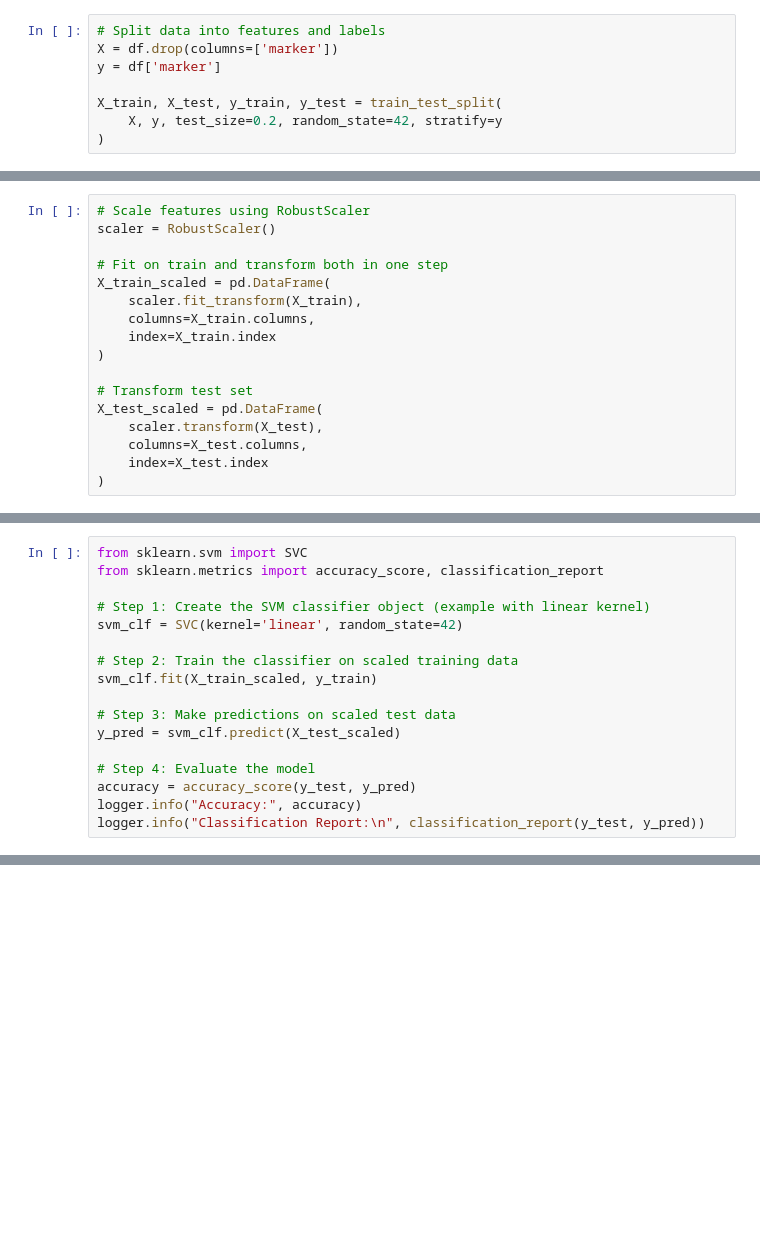
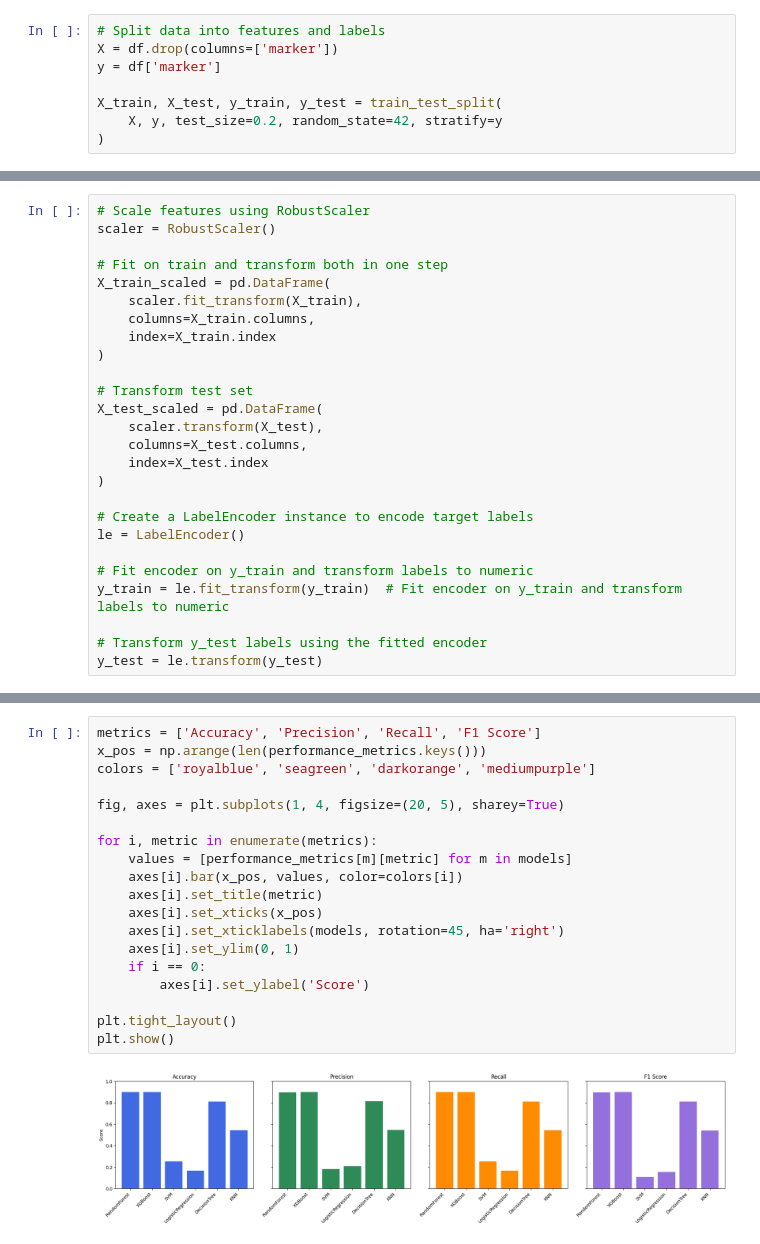
Before and after one commit to maedeh-mhm/GRID-IDS, a Jupyter notebook: notebooks/00-eda.ipynb, the cells around one changed output, grey strips where cells are left out. Drawn from its saved outputs; the diff is of its cells as text; blank space fills up the shorter version.

```diff
--- a/notebooks/00-eda.ipynb
+++ b/notebooks/00-eda.ipynb
@@ -169,3 +107,12 @@ X_test_scaled = pd.DataFrame(
     columns=X_test.columns,
     index=X_test.index
 )
+
+# Create a LabelEncoder instance to encode target labels
+le = LabelEncoder()
+
+# Fit encoder on y_train and transform labels to numeric
+y_train = le.fit_transform(y_train)  # Fit encoder on y_train and transform labels to numeric
+
+# Transform y_test labels using the fitted encoder
+y_test = le.transform(y_test)
@@ -339,17 +163,0 @@ plt.show()
-# %%
-from sklearn.svm import SVC
-from sklearn.metrics import accuracy_score, classification_report
-
-# Step 1: Create the SVM classifier object (example with linear kernel)
-svm_clf = SVC(kernel='linear', random_state=42)
-
-# Step 2: Train the classifier on scaled training data
-svm_clf.fit(X_train_scaled, y_train)
-
-# Step 3: Make predictions on scaled test data
-y_pred = svm_clf.predict(X_test_scaled)
-
-# Step 4: Evaluate the model
-accuracy = accuracy_score(y_test, y_pred)
-logger.info("Accuracy:", accuracy)
-logger.info("Classification Report:\n", classification_report(y_test, y_pred))
@@ -355,0 +217,21 @@ logger.info("Classification Report:\n", classification_report(y_test, y_pred))
+# %%
+metrics = ['Accuracy', 'Precision', 'Recall', 'F1 Score']
+x_pos = np.arange(len(performance_metrics.keys()))
+colors = ['royalblue', 'seagreen', 'darkorange', 'mediumpurple']
+
+fig, axes = plt.subplots(1, 4, figsize=(20, 5), sharey=True)
+
+for i, metric in enumerate(metrics):
+    values = [performance_metrics[m][metric] for m in models]
+    axes[i].bar(x_pos, values, color=colors[i])
+    axes[i].set_title(metric)
+    axes[i].set_xticks(x_pos)
+    axes[i].set_xticklabels(models, rotation=45, ha='right')
+    axes[i].set_ylim(0, 1)
+    if i == 0:
+        axes[i].set_ylabel('Score')
+
+plt.tight_layout()
+plt.show()
+# %% [output]
+[figure, added]
```
Also changed, not shown: parts of 22 cells of this notebook.
